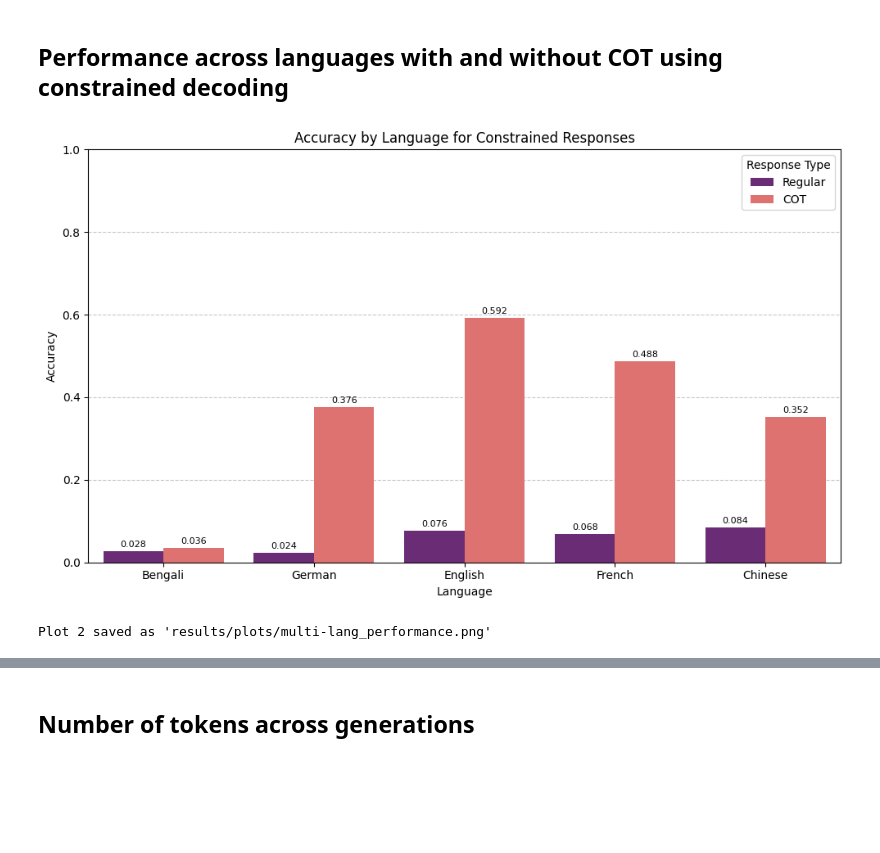
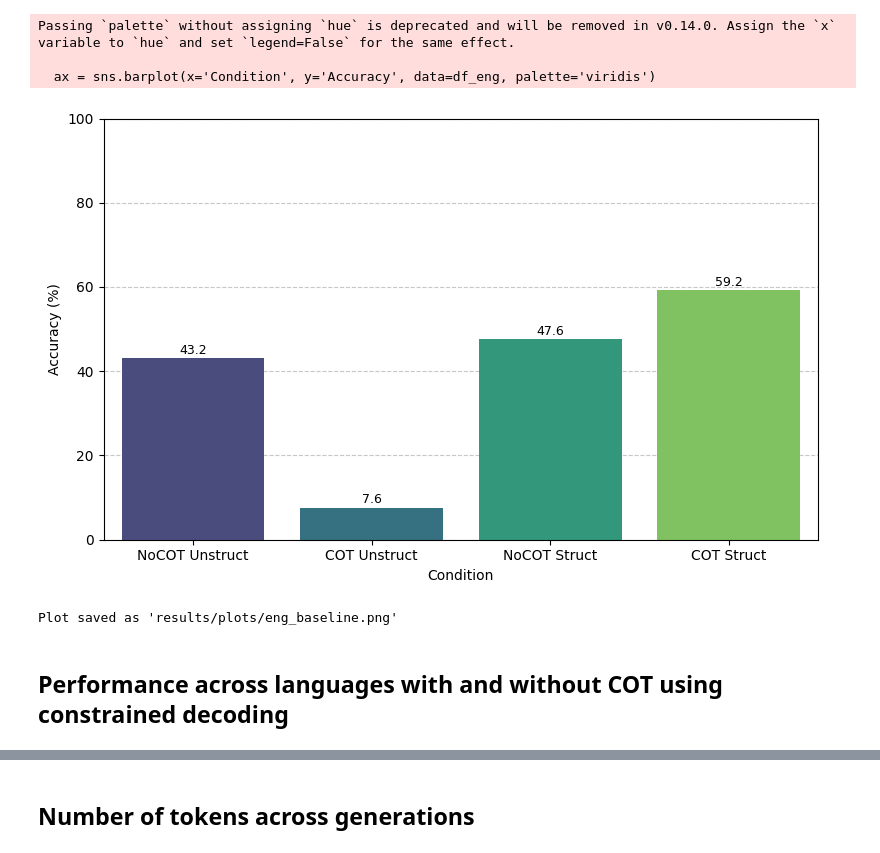
Before and after one commit to Jazhyc/IKNLP-Attribution, a Jupyter notebook: notebooks/analysis.ipynb, the cells around one changed output, grey strips where cells are left out. Cells and saved outputs as stored; diff of their text form; code cells hidden in the pictures; blank space fills up the shorter version.

```diff
--- a/notebooks/analysis.ipynb
+++ b/notebooks/analysis.ipynb
@@ -89,56 +90,27 @@ Plot 1 saved as 'results/plots/eng_baseline.png'
+# %%
+# Data dictionary
+data = json.load(open('results/metrics/generations.json', 'r'))
+
+# Define output filenames
+save_dir = 'results/plots/'
+
+# -----------------------------
+# Plot 1: English COT Constrained vs Unconstrained
+# -----------------------------
+# More convenient structure where conditions are keys to accuracy values
+accuracy_values = {
+    'NoCOT Unstruct': data["mgsm_en_regular_unconstrained_Qwen2.5-1.5B-Instruct"],
+    'COT Unstruct': data["mgsm_en_regular_constrained_Qwen2.5-1.5B-Instruct"],
+    'NoCOT Struct': data["mgsm_en_COT_unconstrained_Qwen2.5-1.5B-Instruct"],
+    'COT Struct': data["mgsm_en_COT_constrained_Qwen2.5-1.5B-Instruct"],
+}
+
+plot_english_performance(accuracy_values)
+# %% [output]
+Passing `palette` without assigning `hue` is deprecated and will be removed in v0.14.0. Assign the `x` variable to `hue` and set `legend=False` for the same effect.
+
+  ax = sns.barplot(x='Condition', y='Accuracy', data=df_eng, palette='viridis')
+[figure, added]
+Plot saved as 'results/plots/eng_baseline.png'
 # %% [markdown]
 ## Performance across languages with and without COT using constrained decoding
-# %%
-# -----------------------------
-# Plot 2: Accuracy by Language for Constrained Responses (COT vs Regular)
-# -----------------------------
-languages = ['bn', 'de', 'en', 'fr', 'zh']
-plot2_filename = save_dir + 'multi-lang_performance.png'
-plot_data = []
-
-for lang in languages:
-    reg_key = f"mgsm_{lang}_regular_constrained_Qwen2.5-1.5B-Instruct"
-    cot_key = f"mgsm_{lang}_COT_constrained_Qwen2.5-1.5B-Instruct"
-
-    # Use full language name from LANGUAGE_MAPPING
-    lang_name = LANGUAGE_MAPPING[lang]
-
-    # Only add data points if the keys exist
-
-    plot_data.append({'Language': lang_name, 'Type': 'Regular', 'Accuracy': data[reg_key]})
-    plot_data.append({'Language': lang_name, 'Type': 'COT', 'Accuracy': data[cot_key]})
-
-df_plot2 = pd.DataFrame(plot_data)
-
-plt.figure(figsize=(10, 6))  # Slightly wider to accommodate language names
-
-# Create the bar plot
-ax = sns.barplot(x='Language', y='Accuracy', hue='Type', data=df_plot2, palette='magma')
-
-# Add a grid
-plt.grid(axis='y', linestyle='--', alpha=0.7)
-
-# Add value labels on top of each bar, but only for non-zero values
-for i, p in enumerate(ax.patches):
-    height = p.get_height()
-    if height > 0.001:  # Only label bars with non-zero values
-        ax.text(p.get_x() + p.get_width()/2., height + 0.01,
-                f'{height:.3f}', ha="center", fontsize=8)
-
-# Customize the plot
-plt.title('Accuracy by Language for Constrained Responses')
-plt.ylim(0, 1)
-plt.ylabel('Accuracy')
-plt.legend(title='Response Type')
-
-# Ensure grid is behind bars
-ax.set_axisbelow(True)
-
-# Save and show the plot
-plt.tight_layout()  # Adjust spacing
-plt.savefig(plot2_filename, dpi=300)  # Higher DPI for better quality
-plt.show()
-print(f"Plot 2 saved as '{plot2_filename}'")
-# %% [output]
-[figure, removed]
-Plot 2 saved as 'results/plots/multi-lang_performance.png'
```
Also changed, not shown: parts of 24 cells of this notebook, 28 other files.
